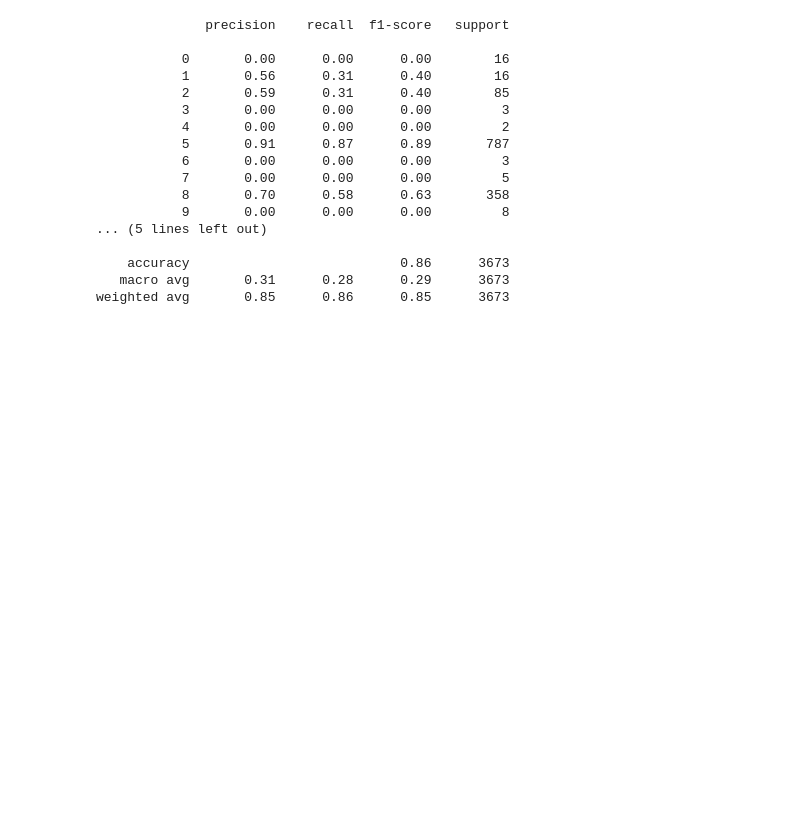
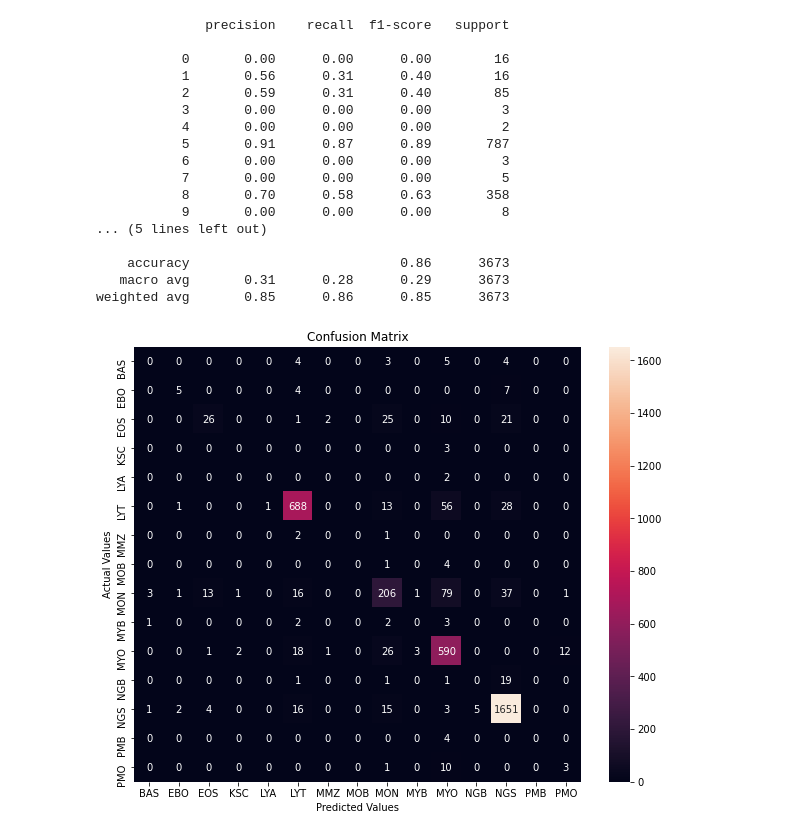
Before and after one commit to dmclark53/Springboard, a Jupyter notebook: Capstone-Project-Three/notebooks/1.0-dc-deep-learning.ipynb, the cells around one changed output. Cells and saved outputs as stored; diff of their text form; code cells hidden in the pictures; blank space fills up the shorter version.

Commit message:
Created confusion matrix heatmap to evaluate predictions.

```diff
--- a/Capstone-Project-Three/notebooks/1.0-dc-deep-learning.ipynb
+++ b/Capstone-Project-Three/notebooks/1.0-dc-deep-learning.ipynb
@@ -98,6 +103,6 @@ label_encodings
  'PMB': 13,
  'PMO': 14}
 # %%
-y_train = pd.Series(y_train).replace(label_encodings).values
-y_test = pd.Series(y_test).replace(label_encodings).values
+y_train_encoded = pd.Series(y_train).replace(label_encodings).values
+y_test_encoded = pd.Series(y_test).replace(label_encodings).values
 # %%
@@ -111,6 +116,6 @@ array([ 0,  1,  2,  3,  4,  5,  6,  7,  8,  9, 10, 11, 12, 13, 14])
 # %% [markdown]
 Second, encode the integer labels as one-hot vectors.
 # %%
-y_train = to_categorical(y_train)
-y_test = to_categorical(y_test)
+y_train_one_hot = to_categorical(y_train)
+y_test_one_hot = to_categorical(y_test)
 # %%
@@ -230,3 +255,16 @@ print(classification_report(np.argmax(y_test, axis=1), np.argmax(y_pred_cnn, axi
     accuracy                           0.86      3673
    macro avg       0.31      0.28      0.29      3673
 weighted avg       0.85      0.86      0.85      3673
+# %%
+cm = confusion_matrix(np.argmax(y_test, axis=1), np.argmax(y_pred_cnn, axis=1))
+# %%
+df_cm = pd.DataFrame(cm, index=label_encodings.keys(), columns=label_encodings.keys())
+# %%
+plt.figure(figsize=(10, 8))
+sns.heatmap(df_cm, annot=True, fmt='d')
+plt.title('Confusion Matrix')
+plt.ylabel('Actual Values')
+plt.xlabel('Predicted Values')
+plt.show()
+# %% [output]
+[figure, added]
```
Also changed, not shown: parts of 9 cells of this notebook.
